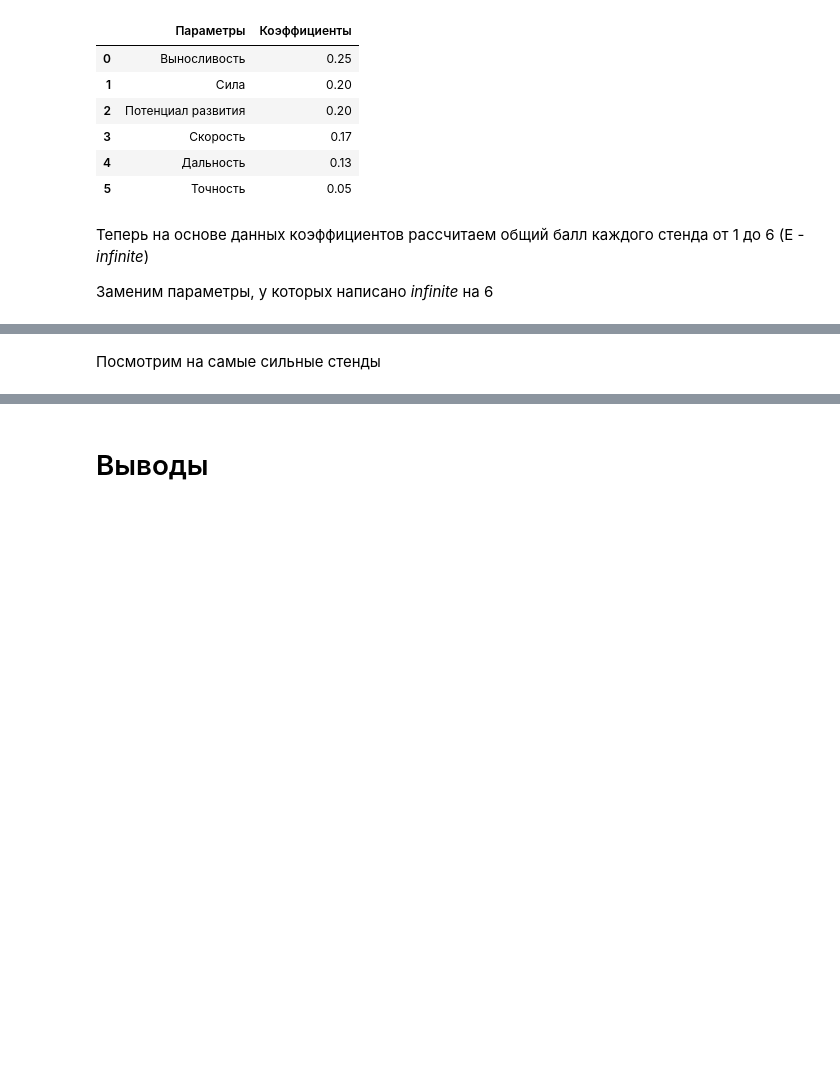
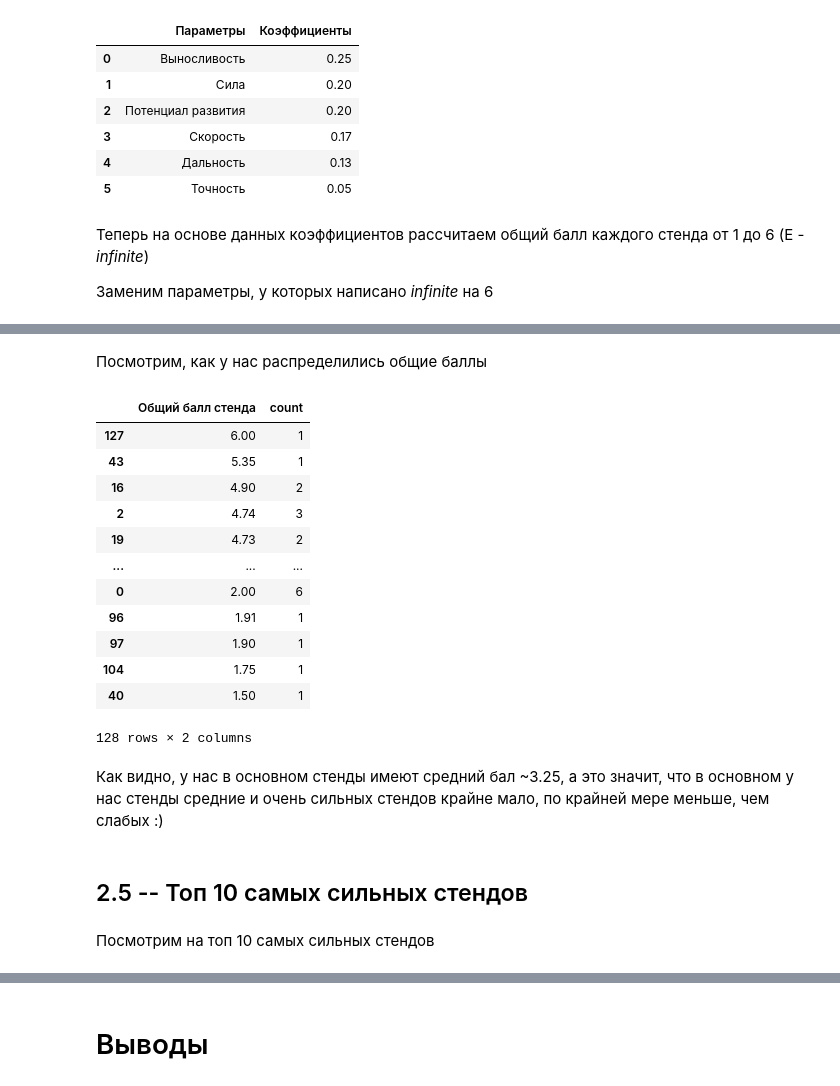
Before and after one commit to BogdanG888G/JOJO_stands, a Jupyter notebook: JOJO_stands.ipynb, the cells around one changed output, grey strips where cells are left out. Drawn from its saved outputs; the diff is of its cells as text; code cells hidden in the pictures; blank space fills up the shorter version.

Commit message:
Начал анализировать топ 10 стендов и писать графики к ним

```diff
--- a/JOJO_stands.ipynb
+++ b/JOJO_stands.ipynb
@@ -1328,8 +1331,40 @@ display(begin_dataset)
 | 154 | Remote Romance | 1.0 | 2.0 | 6.0 | 4.0 | 3.0 | 1.0 | Featured | Слабый стенд | Медленный стенд | ... |
 | 155 | House of Holy | 1.0 | 4.0 | 3.0 | 5.0 | 2.0 | 2.0 | Featured | Слабый стенд | Быстрый стенд | ... |
 156 rows × 15 columns
-# %% [markdown]
-Посмотрим на самые сильные стенды
+# %% [markdown]
+Посмотрим, как у нас распределились общие баллы
+# %%
+overall_df = begin_dataset.value_counts('Общий балл стенда').reset_index()
+
+display(overall_df.sort_values('Общий балл стенда', ascending=False))
+
+overall_hist = px.histogram(overall_df, x = 'Общий балл стенда', y='count', color_discrete_sequence=['#00baff'])
+
+overall_hist.update_layout(
+    title = {'text': 'Распределение общих баллов стендов', 'x': 0.5},
+    xaxis_title_text='Общий балл стенда',
+    yaxis_title_text='Количество стендов')
+overall_hist.show()
+# %% [output]
+|  | Общий балл стенда | count |
+| 127 | 6.00 | 1 |
+| 43 | 5.35 | 1 |
+| 16 | 4.90 | 2 |
+| 2 | 4.74 | 3 |
+| 19 | 4.73 | 2 |
+| ... | ... | ... |
+| 0 | 2.00 | 6 |
+| 96 | 1.91 | 1 |
+| 97 | 1.90 | 1 |
+| 104 | 1.75 | 1 |
+| 40 | 1.50 | 1 |
+128 rows × 2 columns
+# %% [markdown]
+Как видно, у нас в основном стенды имеют средний бал ~3.25, а это значит, что в основном у нас стенды средние и очень сильных стендов крайне мало, по крайней мере меньше, чем слабых :)
+# %% [markdown]
+## 2.5 -- Топ 10 самых сильных стендов
+# %% [markdown]
+Посмотрим на топ 10 самых сильных стендов
 # %%
 display(begin_dataset.sort_values('Общий балл стенда', ascending=False).head(10))
 # %% [output]
```
Also changed, not shown: parts of 28 cells of this notebook, 1 other file.
